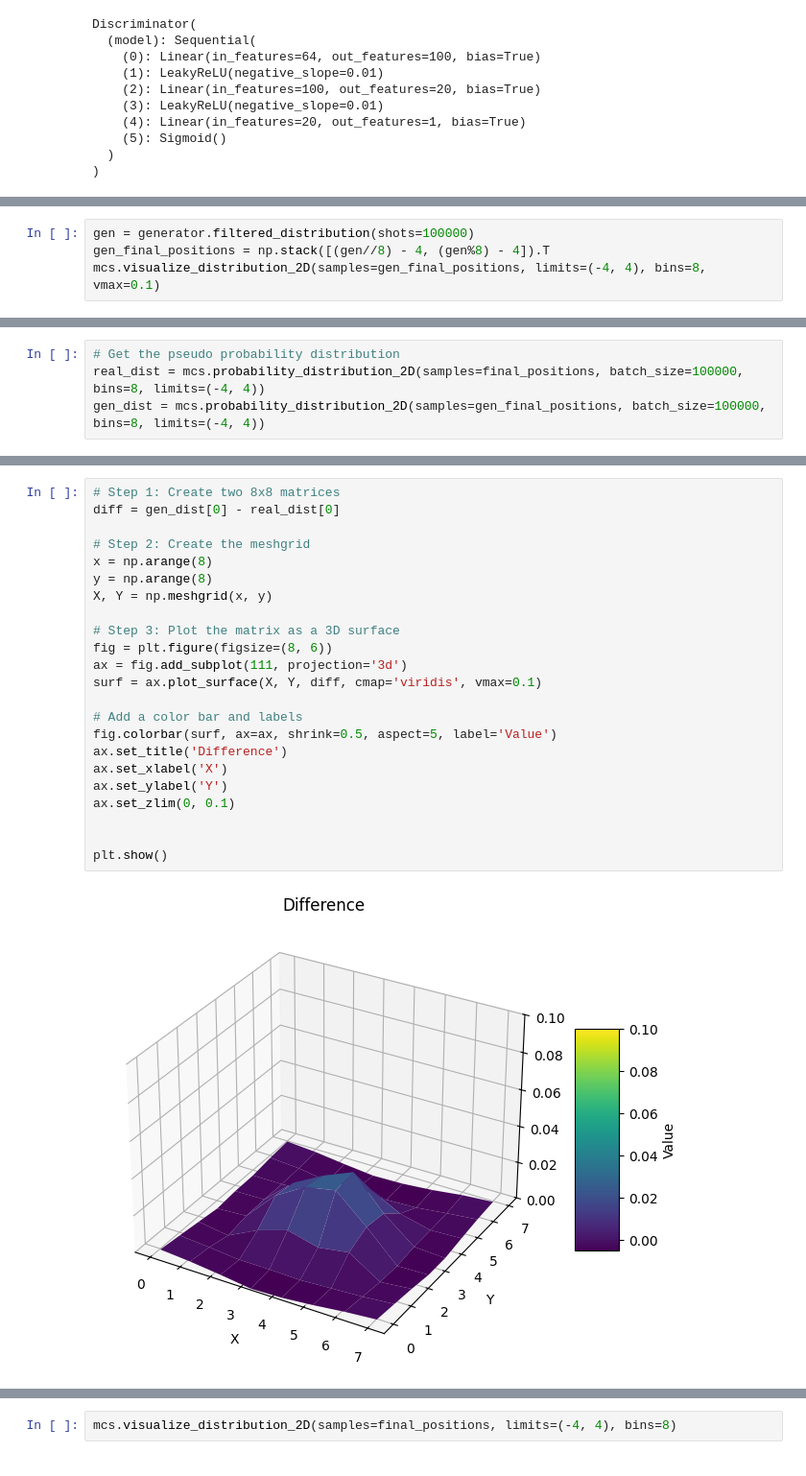
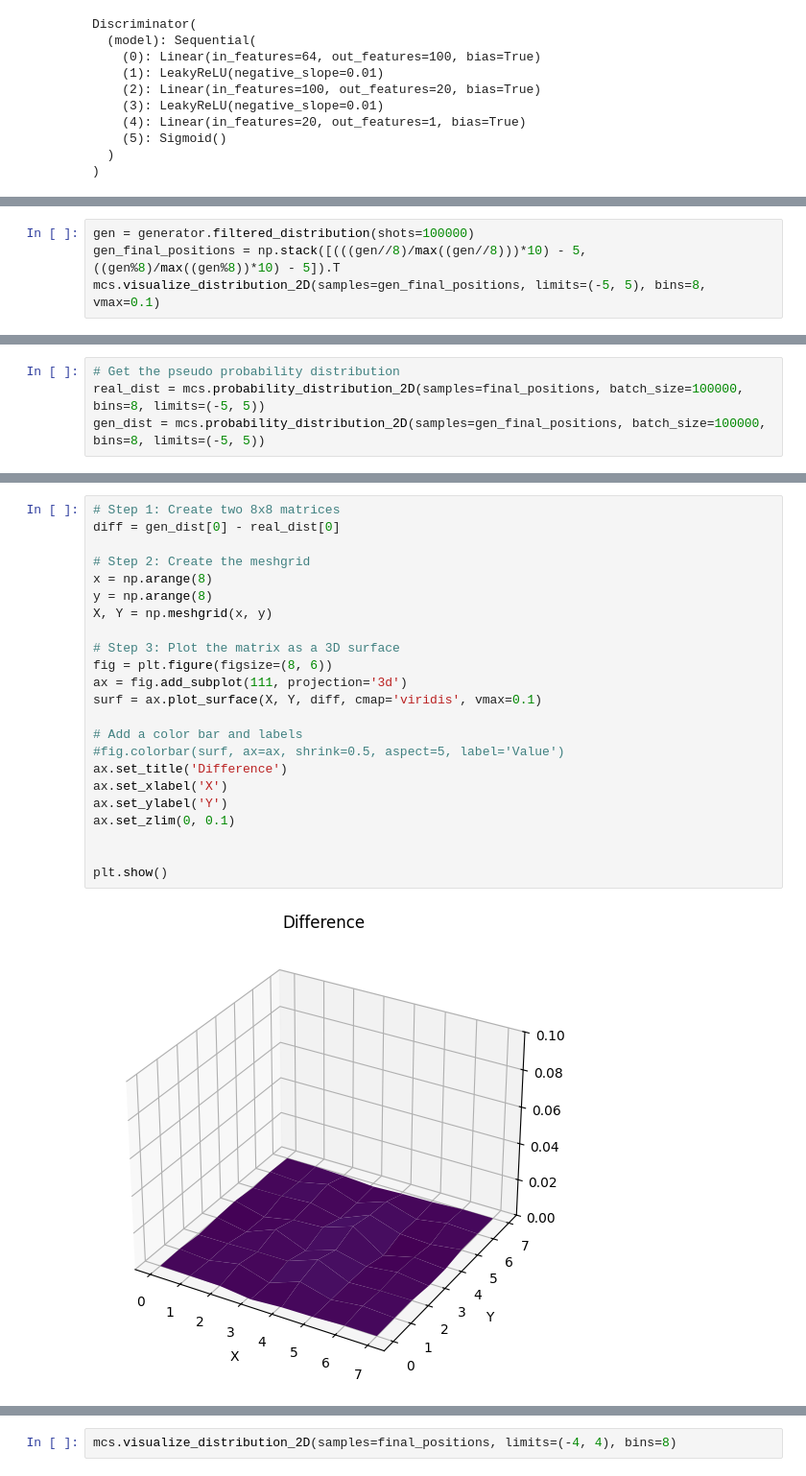
Before and after one commit to ReyGuadarrama/QGAN_for_MC_Simulations, a Jupyter notebook: demos/hybrid_qGAN/03_random_walk_qGAN_simulation.ipynb, the cells around one changed output, grey strips where cells are left out. Shown at 96% size. Saved outputs shown, nothing was run; the diff lists cells and outputs as text.

```diff
--- a/demos/hybrid_qGAN/03_random_walk_qGAN_simulation.ipynb
+++ b/demos/hybrid_qGAN/03_random_walk_qGAN_simulation.ipynb
@@ -82,5 +82,5 @@ model_training(
 # %%
 gen = generator.filtered_distribution(shots=100000)
-gen_final_positions = np.stack([(gen//8) - 4, (gen%8) - 4]).T
-mcs.visualize_distribution_2D(samples=gen_final_positions, limits=(-4, 4), bins=8, vmax=0.1)
+gen_final_positions = np.stack([(((gen//8)/max((gen//8)))*10) - 5, ((gen%8)/max((gen%8))*10) - 5]).T
+mcs.visualize_distribution_2D(samples=gen_final_positions, limits=(-5, 5), bins=8, vmax=0.1)
 # %% [output]
@@ -93,7 +93,7 @@ mcs.visualize_distribution_2D(samples=final_positions, limits=(-4, 4), bins=8, v
 # %%
 # Get the pseudo probability distribution
-real_dist = mcs.probability_distribution_2D(samples=final_positions, batch_size=100000, bins=8, limits=(-4, 4))
-gen_dist = mcs.probability_distribution_2D(samples=gen_final_positions, batch_size=100000, bins=8, limits=(-4, 4))
+real_dist = mcs.probability_distribution_2D(samples=final_positions, batch_size=100000, bins=8, limits=(-5, 5))
+gen_dist = mcs.probability_distribution_2D(samples=gen_final_positions, batch_size=100000, bins=8, limits=(-5, 5))
 # %%
 # Step 1: Create two 8x8 matrices
 matrix1 = real_dist[0]
@@ -142,28 +142,28 @@ plt.show()
 # %%
 # Step 1: Create two 8x8 matrices
 diff = gen_dist[0] - real_dist[0]
 
 # Step 2: Create the meshgrid
 x = np.arange(8)
 y = np.arange(8)
 X, Y = np.meshgrid(x, y)
 
 # Step 3: Plot the matrix as a 3D surface
 fig = plt.figure(figsize=(8, 6))
 ax = fig.add_subplot(111, projection='3d')
 surf = ax.plot_surface(X, Y, diff, cmap='viridis', vmax=0.1)
 
 # Add a color bar and labels
-fig.colorbar(surf, ax=ax, shrink=0.5, aspect=5, label='Value')
+#fig.colorbar(surf, ax=ax, shrink=0.5, aspect=5, label='Value')
 ax.set_title('Difference')
 ax.set_xlabel('X')
 ax.set_ylabel('Y')
 ax.set_zlim(0, 0.1)
 
 
 plt.show()
 # %% [output]
-[figure, old version]
+[figure, new version]
 # %%
 # Exclude states from the sampling
 #excluded_states = [0, 10, 11, 12, 13, 14, 15]
```
Also changed, not shown: parts of 10 cells of this notebook.
